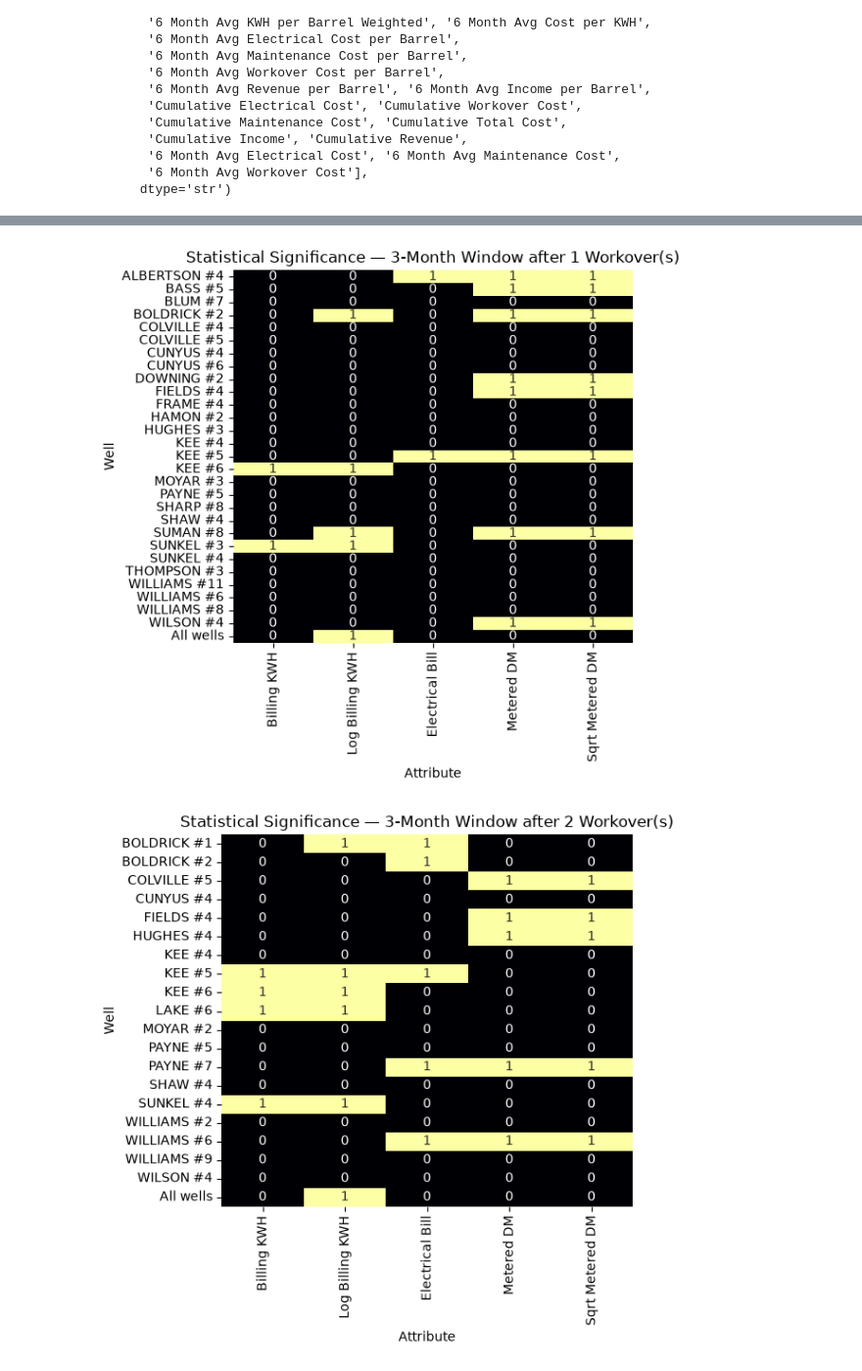
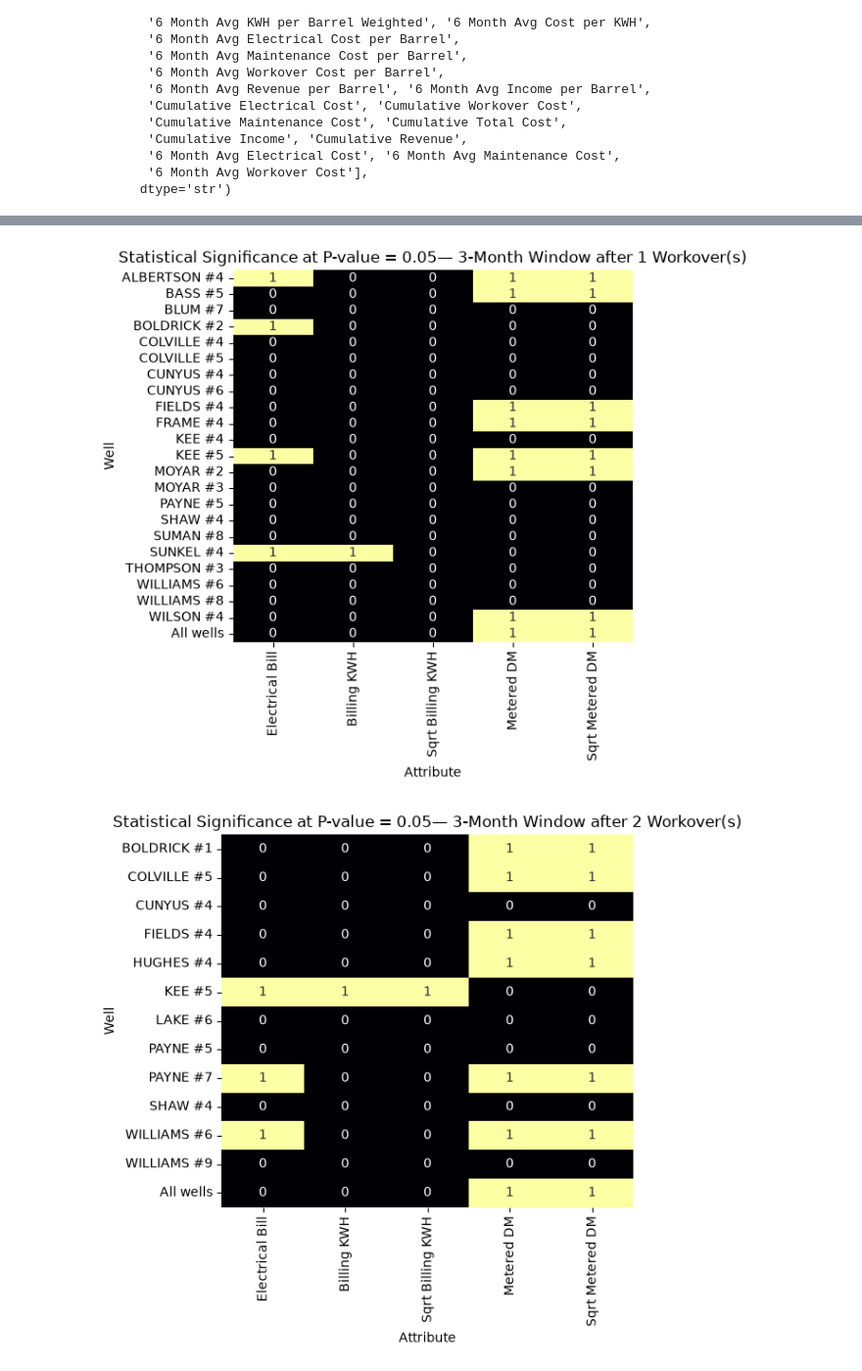
Before and after one commit to L0GN82/Paired-Sample-T-test, a Jupyter notebook: Paired-Samples.ipynb, the cells around one changed output, grey strips where cells are left out. Shown at 98% size. Saved outputs shown, nothing was run; the diff lists cells and outputs as text; code cells hidden in the pictures.

```diff
--- a/Paired-Samples.ipynb
+++ b/Paired-Samples.ipynb
@@ -133,7 +112,16 @@ plt.show()
+# %%
+#Filtering dataframe for analysis
+main_df = main_df[main_df["Billing KWH"] > 0]
+main_df = main_df[main_df["Electrical Bill"] > 0]
+main_df = main_df[main_df["Metered DM"] > 0]
 # %%
-"""remove outliers"""
-sqrt_dm_filtered = main_df.loc[main_df["Sqrt Metered DM"] > 0, "Sqrt Metered DM"]
-sqrt_bill_filtered = main_df.loc[main_df["Sqrt Electrical Bill"] > 0, "Sqrt Electrical Bill"]
-log_kwh_filtered = main_df.loc[main_df["Log Billing KWH"] > 0, "Log Billing KWH"]
 
-sqrt_dm_filtered
+#Getting an approximately normal data distribution
+main_df["Sqrt Billing KWH"] = np.sqrt(main_df["Billing KWH"])
+main_df["Sqrt Electrical Bill"] = np.sqrt(main_df["Electrical Bill"])
+main_df["Sqrt Metered DM"] = np.sqrt(main_df["Metered DM"])
+
+#Outliers removed to preserve data continuity
+main_df = main_df[main_df["Sqrt Billing KWH"] < 500]
+main_df = main_df[main_df["Sqrt Electrical Bill"] < 125]
+main_df = main_df[(main_df["Sqrt Metered DM"] < 20) & (main_df["Sqrt Metered DM"] > 5)]
@@ -324,7 +340,7 @@ def ttest_workovers(attrs: list[str], in_df, month_count:int = 6, workover_numbe
 
     return pd.DataFrame(rows)
 # %%
-attributes = ["Billing KWH", "Log Billing KWH", "Electrical Bill", "Sqrt Electrical Bill", "Metered DM", "Sqrt Metered DM"]
+attributes = ["Billing KWH", "Sqrt Billing KWH", "Electrical Bill", "Sqrt Electrical Bill", "Metered DM", "Sqrt Metered DM"]
 month_counts = [3, 6, 12]
 workover_counts = [1, 2]
 
@@ -398,7 +414,5 @@ with pd.option_context("display.max_rows", None, "display.max_columns", None):
 """Provide the proportion of electrical bill that is significant. Additionally, find out electrical bill and KWH/MDM differ"""
 ttest_df.dropna(subset = ["P_value"])
 #Binary Column added to df
-ttest_df["Significant"] = (ttest_df["P_value"] < 0.05).astype(int)
-
-
-wells = ttest_df["Well"].unique()
+ttest_df["Significant 05"] = (ttest_df["P_value"] < 0.05).astype(int)
+ttest_df["Significant 01"] = (ttest_df["P_value"] < 0.01).astype(int)
@@ -412,40 +419,50 @@ full_filt = sig_filt & elec_filt
 # %%
+attribute_order = [
+    "Electrical Bill",
+    "Billing KWH",
+    "Sqrt Billing KWH",
+    "Metered DM",
+    "Sqrt Metered DM"
+]
+
+
+
 window_test = [3, 6, 12]
 workovers_test = [1,2]
 for window in window_test:
     for work in workovers_test:
         #creating the dataframe for the binary matrix using the lists above
         window_df = ttest_df[(ttest_df["Months"] == window) & (ttest_df["Workover"] == work)]
-        binary_matrix = window_df.pivot(index = "Well", columns = "Attribute", values = "Significant")
+        binary_matrix = window_df.pivot(index = "Well", columns = "Attribute", values = "Significant 05")
         #changing the order of the columns
         binary_matrix = binary_matrix.reindex(columns = attribute_order)
         #changing the order of the index
         well_order = [
             well for well in binary_matrix.index
             if well != "All wells"
         ]
 
         if "All wells" in binary_matrix.index:
             well_order.append("All wells")
 
         binary_matrix = binary_matrix.reindex(well_order)
 
         #plotting the heatmap figure
         plt.figure(figsize=(6, 6))
         sns.heatmap(
             binary_matrix,
             annot = True,
             cmap = "inferno",
             vmin = 0,
             vmax = 1,
             cbar = False
         )
 
-        plt.title(f"Statistical Significance — {window}-Month Window after {work} Workover(s)")
+        plt.title(f"Statistical Significance at P-value = 0.05— {window}-Month Window after {work} Workover(s)")
         plt.xlabel("Attribute")
         plt.ylabel("Well")
         plt.tight_layout()
         #plt.show()
 # %% [output]
-[figure, old version]
+[figure, new version]
-[figure, old version]
+[figure, new version]
```
Also changed, not shown: parts of 13 cells of this notebook, 1 other file.
